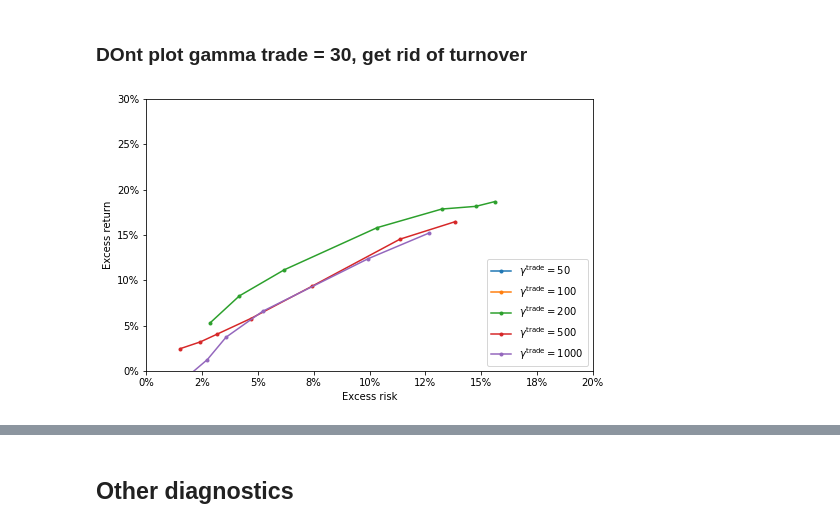
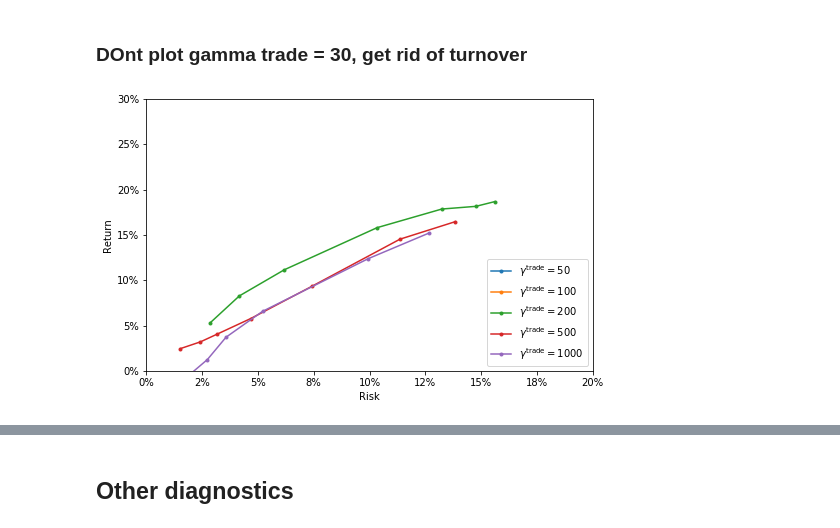
Before and after one commit to cvxgrp/cvxportfolio, a Jupyter notebook: SinglePeriodOptimization.ipynb, the cells around one changed output, grey strips where cells are left out. Drawn from its saved outputs; the diff is of its cells as text; code cells hidden in the pictures.

```diff
--- a/SinglePeriodOptimization.ipynb
+++ b/SinglePeriodOptimization.ipynb
@@ -86,22 +89,22 @@ result_df = result_df_coarse.loc[sorted(result_df_coarse.index), sorted(result_d
 # %%
 plt.figure(figsize=(8,5))
 for gamma_tcost in result_df.columns:
     x=[el.excess_returns.std()*100*np.sqrt(250) for el in result_df[gamma_tcost]]
     y=[el.excess_returns.mean()*100*250 for el in result_df[gamma_tcost]]
     plt.plot(np.array(x),np.array(y), '.-', label='$\gamma^\mathrm{trade} = %g$'%gamma_tcost)
 plt.legend(loc='lower right')
-plt.xlabel('Excess risk')
-plt.ylabel('Excess return')
+plt.xlabel('Risk')
+plt.ylabel('Return')
 plt.xlim([0,20])
 plt.ylim([0,30])
 
 
 import matplotlib.ticker as mtick
 ax = plt.gca()
 ax.xaxis.set_major_formatter(mtick.FormatStrFormatter('%.0f%%'))
 ax.yaxis.set_major_formatter(mtick.FormatStrFormatter('%.0f%%'))
 
 plt.savefig(plotdir+'spo_riskrewardfrontier.png')
 # %% [output]
-[figure, old version]
+[figure, new version]
 # %%
```
Also changed, not shown: parts of 19 cells of this notebook, 1 other file.
